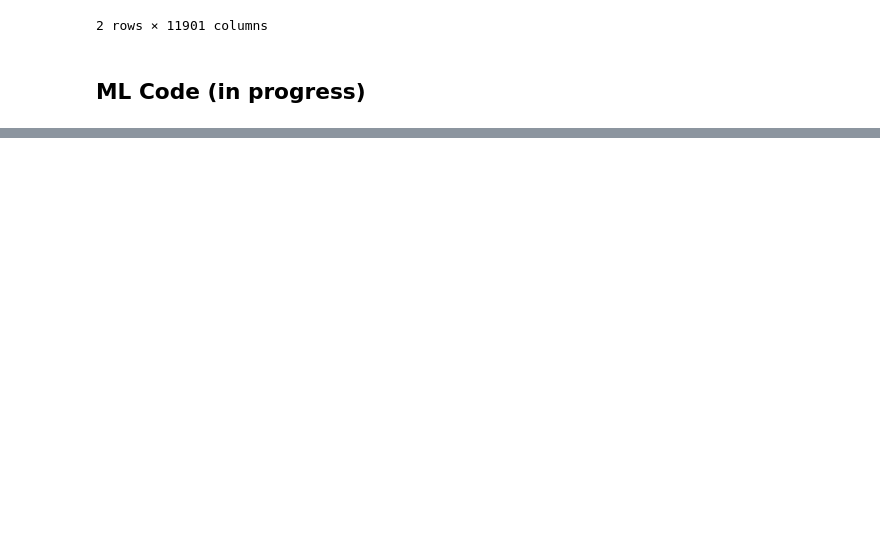
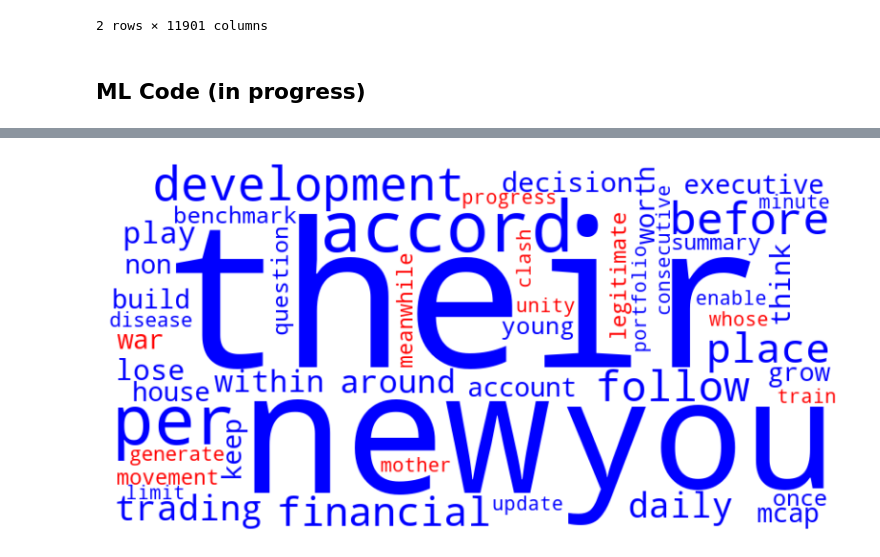
Before and after one commit to LarryLiebovitch/AC4_Spring2024, a Jupyter notebook: initial_script_v1.ipynb, the cells around one changed output, grey strips where cells are left out. Saved outputs shown, nothing was run; the diff lists cells and outputs as text; code cells hidden in the pictures; blank space fills up the shorter version.

```diff
--- a/initial_script_v1.ipynb
+++ b/initial_script_v1.ipynb
@@ -148,0 +1204,24 @@ KeyboardInterrupt:
+# %%
+dict_peace = {}
+n_dict = 50
+n = 0
+
+for i in ls_features:
+    #print(X_train[[i]].values[0][0])
+    if X_t[[i]].values[0] != 0:
+        dict_peace[i] = X_t[[i]].values[0][0]
+        n = n + 1
+
+    if n == n_dict:
+        break
+
+n = 0
+dict_nonpeace = {}
+for i in ls_features:
+    #print(X_train[[i]].values[1][0])
+    if X_t[[i]].values[1] != 0:
+        dict_nonpeace[i] = X_t[[i]].values[1][0]
+        n = n + 1
+
+    if n == n_dict:
+        break
@@ -148,0 +1257,20 @@ KeyboardInterrupt:
+# %%
+list_nonpeace = list(set(dict_nonpeace.keys()) - set(dict_peace.keys()))
+
+def custom_color_func_nonpeace(word,word_list, **kwargs):
+    if word in word_list:
+        return 'red'
+    else:
+        return 'blue'  # Default color
+
+wordcloud = WordCloud(width=800, height=400, background_color='white',
+                      color_func=lambda word, **kwargs: custom_color_func_nonpeace(word, list_nonpeace, **kwargs)
+                     ).generate_from_frequencies(dict_nonpeace)
+
+# Display the generated image
+plt.figure(figsize=(10, 5))
+plt.imshow(wordcloud, interpolation='bilinear')
+plt.axis("off")
+plt.show()
+# %% [output]
+[figure, added]
```
Also changed, not shown: parts of 83 cells of this notebook, 11 other files.
